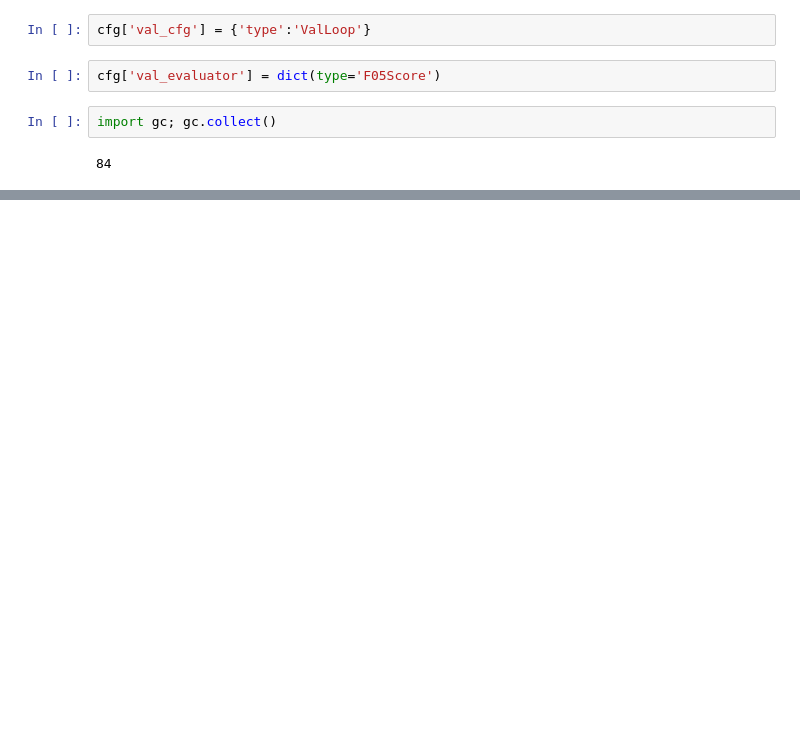
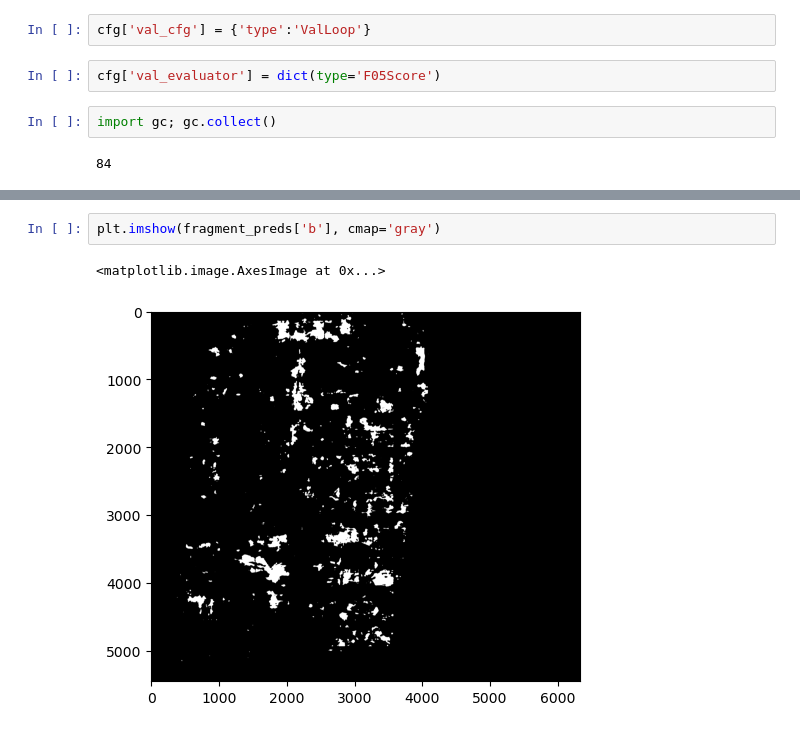
Before and after one commit to jarnel96/Vesuvius-Ink-Detection, a Jupyter notebook: vesuvius-ink-detection-challenge.ipynb, the cells around one changed output, grey strips where cells are left out. Saved outputs shown, nothing was run; the diff lists cells and outputs as text; blank space fills up the shorter version.

```diff
--- a/vesuvius-ink-detection-challenge.ipynb
+++ b/vesuvius-ink-detection-challenge.ipynb
@@ -513,0 +623,5 @@ EncoderDecoder(
+# %%
+plt.imshow(fragment_preds['b'], cmap='gray')
+# %% [output]
+<matplotlib.image.AxesImage at 0x...>
+[figure, added]
```
Also changed, not shown: parts of 18 cells of this notebook.
